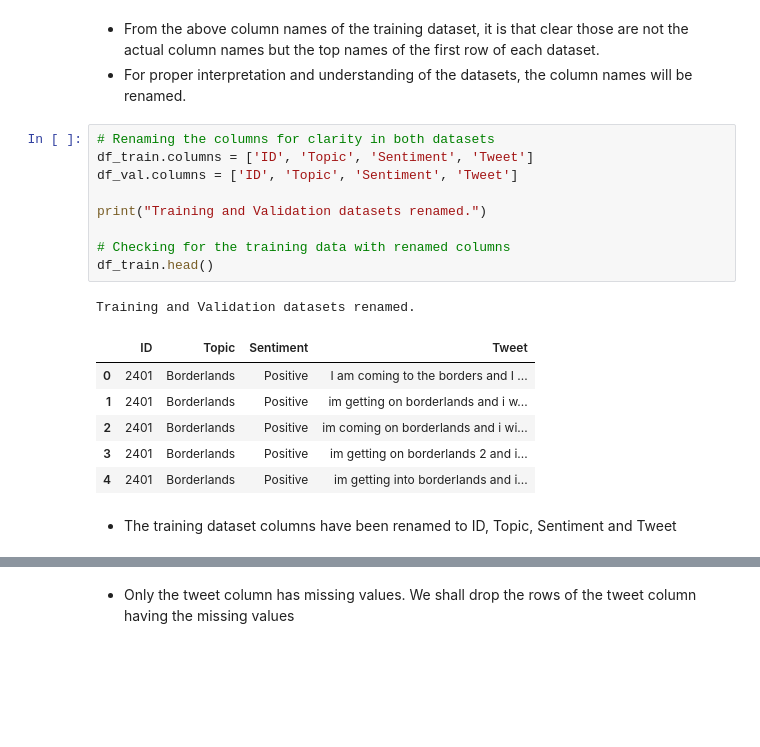
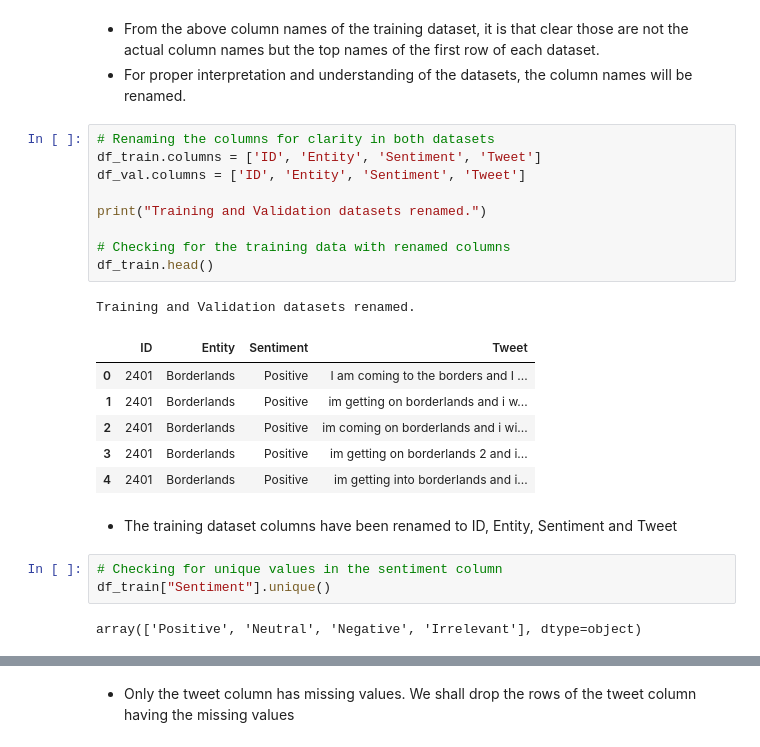
Before and after one commit to James-tech4/JAMES-DSPT08-PHASE-4-PROJECT, a Jupyter notebook: Final.ipynb, the cells around one changed output, grey strips where cells are left out. Drawn from its saved outputs; the diff is of its cells as text; blank space fills up the shorter version.

```diff
--- a/Final.ipynb
+++ b/Final.ipynb
@@ -163,20 +165,25 @@ print(f" 2. Validation Set Column names : {df_val.columns}")
 * For proper interpretation and understanding of the datasets, the column names will be renamed.
 # %%
 # Renaming the columns for clarity in both datasets
-df_train.columns = ['ID', 'Topic', 'Sentiment', 'Tweet']
-df_val.columns = ['ID', 'Topic', 'Sentiment', 'Tweet']
+df_train.columns = ['ID', 'Entity', 'Sentiment', 'Tweet']
+df_val.columns = ['ID', 'Entity', 'Sentiment', 'Tweet']
 
 print("Training and Validation datasets renamed.")
 
 # Checking for the training data with renamed columns
 df_train.head()
 # %% [output]
 Training and Validation datasets renamed.
-|  | ID | Topic | Sentiment | Tweet |
+|  | ID | Entity | Sentiment | Tweet |
 | 0 | 2401 | Borderlands | Positive | I am coming to the borders and I ... |
 | 1 | 2401 | Borderlands | Positive | im getting on borderlands and i w... |
 | 2 | 2401 | Borderlands | Positive | im coming on borderlands and i wi... |
 | 3 | 2401 | Borderlands | Positive | im getting on borderlands 2 and i... |
 | 4 | 2401 | Borderlands | Positive | im getting into borderlands and i... |
 # %% [markdown]
-* The training dataset columns have been renamed to ID, Topic, Sentiment and Tweet
+* The training dataset columns have been renamed to ID, Entity, Sentiment and Tweet
+# %%
+# Checking for unique values in the sentiment column
+df_train["Sentiment"].unique()
+# %% [output]
+array(['Positive', 'Neutral', 'Negative', 'Irrelevant'], dtype=object)
```
Also changed, not shown: parts of 33 cells of this notebook.
